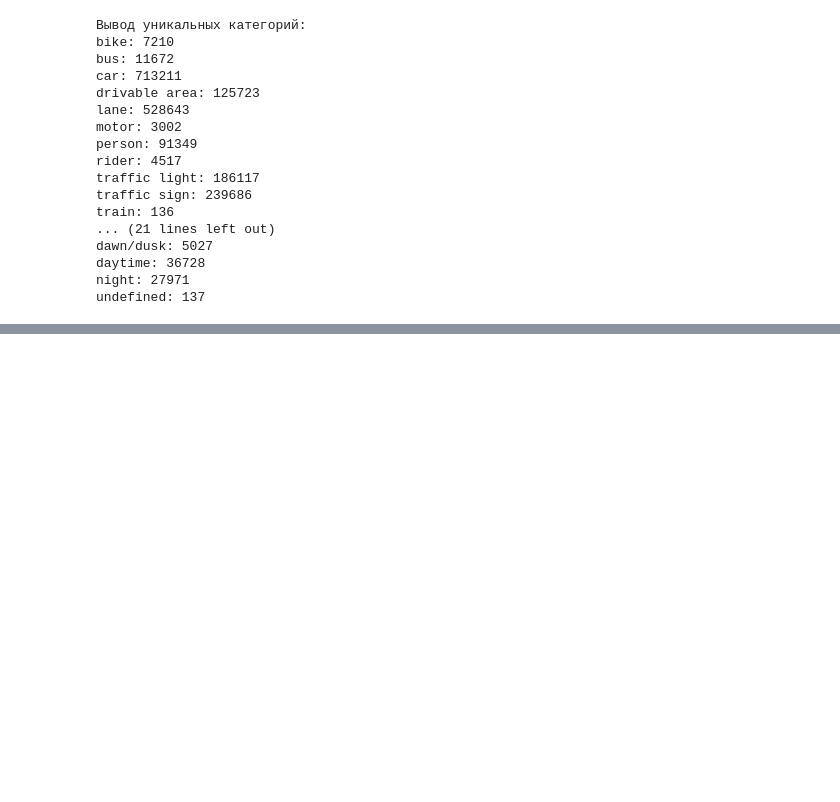
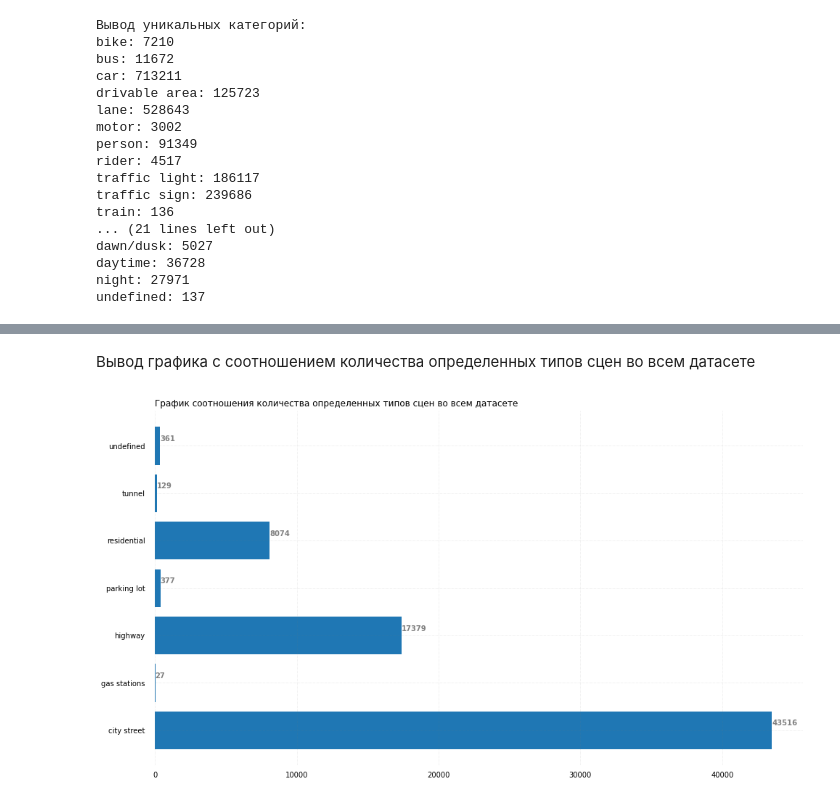
Before and after one commit to ml-hls-annual-project-cv-4/dataset-data-access-level, a Jupyter notebook: src/client_notebook.ipynb, the cells around one changed output, grey strips where cells are left out. Drawn from its saved outputs; the diff is of its cells as text; code cells hidden in the pictures; blank space fills up the shorter version.

```diff
--- a/src/client_notebook.ipynb
+++ b/src/client_notebook.ipynb
@@ -55,0 +98,6 @@ from matplotlib import *
+# %% [markdown]
+Вывод графика с соотношением количества определенных типов сцен во всем датасете
+# %%
+show_graphic(scenes, scenesCounts, 'График соотношения количества определенных типов сцен во всем датасете')
+# %% [output]
+[figure, added]
```
Also changed, not shown: parts of 12 cells of this notebook.
